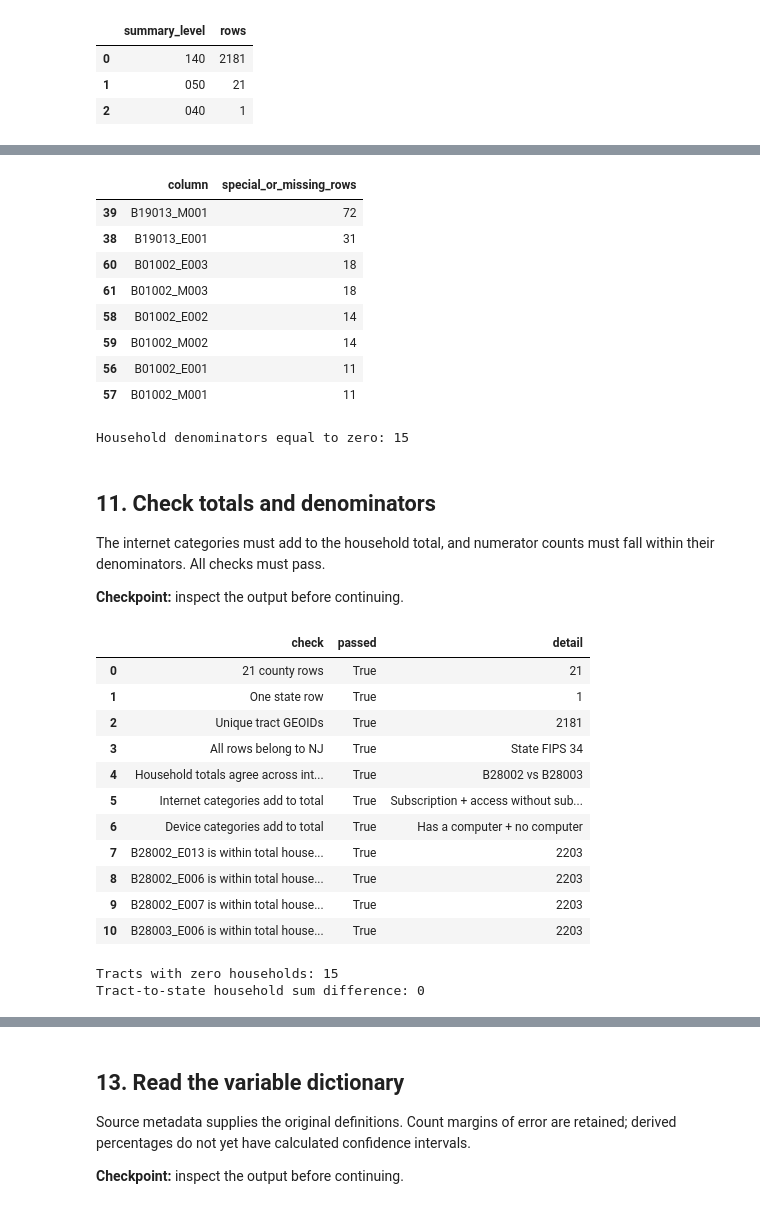
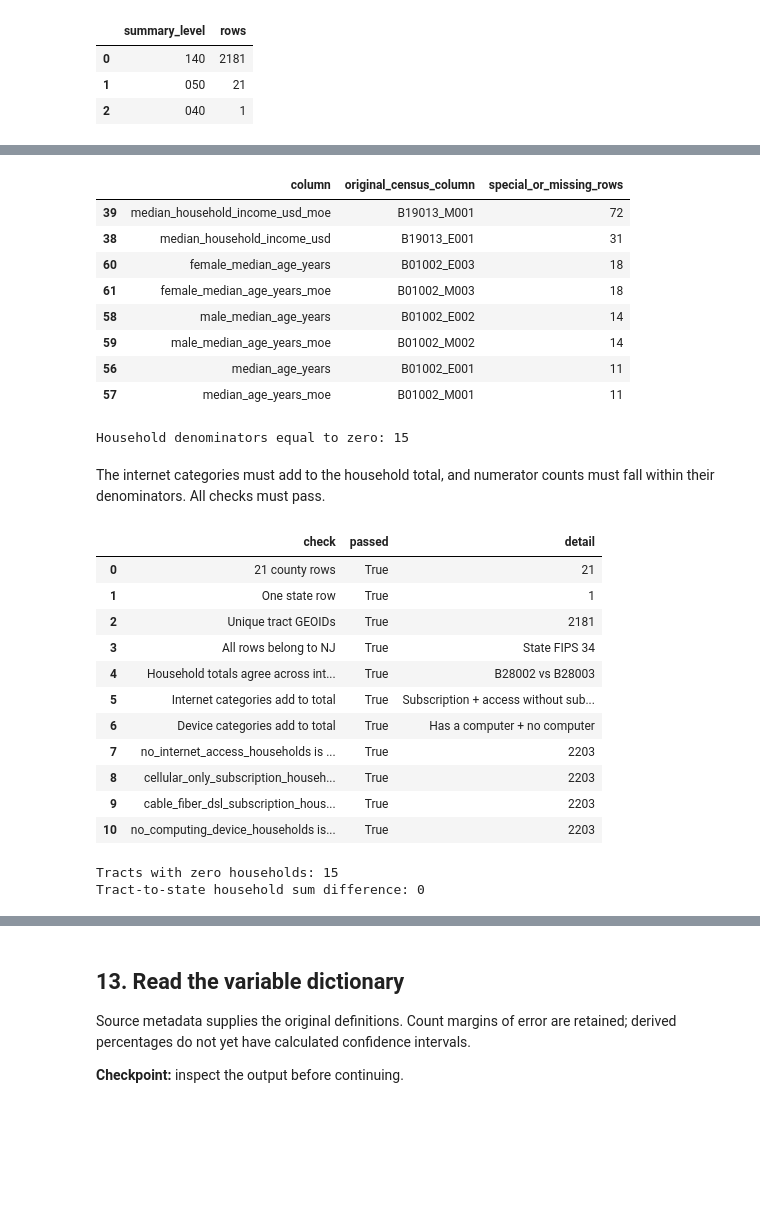
Before and after one commit to We1Chen7/nj-digital-equity, a Jupyter notebook: NJ_Digital_Equity_Colab.ipynb, the cells around one changed output, grey strips where cells are left out. Cells and saved outputs as stored; diff of their text form; code cells hidden in the pictures; blank space fills up the shorter version.

```diff
--- a/NJ_Digital_Equity_Colab.ipynb
+++ b/NJ_Digital_Equity_Colab.ipynb
@@ -187,5 +148,5 @@ One raw row represents one Census geography. `GEO_ID` is the join key. We retain
 # %%
-TABLES = ['B28002', 'B28003', 'B19013', 'C17002', 'B01002']
+TABLES = list(TABLE_CONFIG.values())
 geo = pd.read_csv(RAW / 'nj_geographies.txt', sep='|', dtype=str, keep_default_na=False)
 data = geo[['GEO_ID', 'NAME', 'STATE', 'COUNTY', 'TRACT', 'SUMLEVEL']].copy()
 assert data['GEO_ID'].is_unique
@@ -235,10 +184,14 @@ for table in TABLES:
     for col in part.columns[1:]:
         numeric = pd.to_numeric(part[col], errors='coerce')
         invalid = numeric.isna() | numeric.lt(0)
-        special_values.append({'column': col, 'special_or_missing_rows': int(invalid.sum())})
+        special_values.append({'column': ACS_COLUMN_NAMES[col], 'original_census_column': col, 'special_or_missing_rows': int(invalid.sum())})
         part[col] = numeric.mask(numeric.lt(0))
+    assert set(part.columns[1:]).issubset(ACS_COLUMN_NAMES)
+    part = part.rename(columns=ACS_COLUMN_NAMES)
     data = data.merge(part, on='GEO_ID', how='left', validate='one_to_one')
 
-display(data[['GEO_ID', 'NAME', 'B28002_E001', 'B19013_E001', 'C17002_E001']].head())
+display(data[['GEO_ID', 'NAME', 'households', 'median_household_income_usd', 'poverty_universe_population']].head())
 print('Joined rows:', len(data), '| Columns:', len(data.columns))
+assert not any(re.fullmatch(r'[BC][0-9]{5}_[EM][0-9]{3}', col) for col in data.columns)
+print('PASS: all analysis columns have descriptive names.')
 # %% [output]
@@ -284,64 +226,60 @@ This table shows where Census special values or missing entries occurred. A miss
 # %%
 special_review = pd.DataFrame(special_values)
 display(special_review.query('special_or_missing_rows > 0').sort_values('special_or_missing_rows', ascending=False).head(15))
-print('Household denominators equal to zero:', int(tract['B28002_E001'].eq(0).sum()))
+print('Household denominators equal to zero:', int(tract['households'].eq(0).sum()))
 # %% [output]
-|  | column | special_or_missing_rows |
-| 39 | B19013_M001 | 72 |
-| 38 | B19013_E001 | 31 |
-| 60 | B01002_E003 | 18 |
-| 61 | B01002_M003 | 18 |
-| 58 | B01002_E002 | 14 |
-| 59 | B01002_M002 | 14 |
-| 56 | B01002_E001 | 11 |
-| 57 | B01002_M001 | 11 |
+|  | column | original_census_column | special_or_missing_rows |
+| 39 | median_household_income_usd_moe | B19013_M001 | 72 |
+| 38 | median_household_income_usd | B19013_E001 | 31 |
+| 60 | female_median_age_years | B01002_E003 | 18 |
+| 61 | female_median_age_years_moe | B01002_M003 | 18 |
+| 58 | male_median_age_years | B01002_E002 | 14 |
+| 59 | male_median_age_years_moe | B01002_M002 | 14 |
+| 56 | median_age_years | B01002_E001 | 11 |
+| 57 | median_age_years_moe | B01002_M001 | 11 |
 Household denominators equal to zero: 15
 # %% [markdown]
-## 11. Check totals and denominators
-
 The internet categories must add to the household total, and numerator counts must fall within their denominators. All checks must pass.
-
-**Checkpoint:** inspect the output before continuing.
 # %%
 checks = []
 def check(name, passed, detail):
     checks.append({'check': name, 'passed': bool(passed), 'detail': str(detail)})
 check('21 county rows', len(county) == 21, len(county))
 check('One state row', len(state) == 1, len(state))
 check('Unique tract GEOIDs', tract['geoid'].is_unique, len(tract))
 check('All rows belong to NJ', data['STATE'].eq('34').all(), 'State FIPS 34')
 check('Household totals agree across internet and device tables',
-      data['B28002_E001'].eq(data['B28003_E001']).all(), 'B28002 vs B28003')
+      data['households'].eq(data['device_table_households']).all(), 'B28002 vs B28003')
 check('Internet categories add to total',
-      data['B28002_E002'].add(data['B28002_E012']).add(data['B28002_E013']).eq(data['B28002_E001']).all(),
+      data['internet_subscription_households'].add(data['internet_access_without_subscription_households']).add(data['no_internet_access_households']).eq(data['households']).all(),
       'Subscription + access without subscription + no access')
 check('Device categories add to total',
-      data['B28003_E002'].add(data['B28003_E006']).eq(data['B28003_E001']).all(),
+      data['computing_device_households'].add(data['no_computing_device_households']).eq(data['device_table_households']).all(),
       'Has a computer + no computer')
-for field in ['B28002_E013', 'B28002_E006', 'B28002_E007', 'B28003_E006']:
-    valid = data[field].notna() & data['B28002_E001'].notna()
+for field in ['no_internet_access_households', 'cellular_only_subscription_households', 'cable_fiber_dsl_subscription_households', 'no_computing_device_households']:
+    valid = data[field].notna() & data['households'].notna()
     check(field + ' is within total households',
-          data.loc[valid, field].between(0, data.loc[valid, 'B28002_E001']).all(),
+          data.loc[valid, field].between(0, data.loc[valid, 'households']).all(),
           int(valid.sum()))
 quality = pd.DataFrame(checks)
 display(quality)
 quality.to_csv(RESULTS / 'quality_checks.csv', index=False)
 assert quality['passed'].all(), 'Investigate failed checks before using results.'
-print('Tracts with zero households:', int(tract['B28002_E001'].eq(0).sum()))
-print('Tract-to-state household sum difference:', tract['B28002_E001'].sum() - state['B28002_E001'].iloc[0])
+print('Tracts with zero households:', int(tract['households'].eq(0).sum()))
+print('Tract-to-state household sum difference:', tract['households'].sum() - state['households'].iloc[0])
 # %% [output]
 |  | check | passed | detail |
 | 0 | 21 county rows | True | 21 |
 | 1 | One state row | True | 1 |
 | 2 | Unique tract GEOIDs | True | 2181 |
 | 3 | All rows belong to NJ | True | State FIPS 34 |
 | 4 | Household totals agree across int... | True | B28002 vs B28003 |
 | 5 | Internet categories add to total | True | Subscription + access without sub... |
 | 6 | Device categories add to total | True | Has a computer + no computer |
-| 7 | B28002_E013 is within total house... | True | 2203 |
-| 8 | B28002_E006 is within total house... | True | 2203 |
-| 9 | B28002_E007 is within total house... | True | 2203 |
-| 10 | B28003_E006 is within total house... | True | 2203 |
+| 7 | no_internet_access_households is ... | True | 2203 |
+| 8 | cellular_only_subscription_househ... | True | 2203 |
+| 9 | cable_fiber_dsl_subscription_hous... | True | 2203 |
+| 10 | no_computing_device_households is... | True | 2203 |
 Tracts with zero households: 15
 Tract-to-state household sum difference: 0
 # %% [markdown]
```
Also changed, not shown: parts of 39 cells of this notebook, 3 other files.
